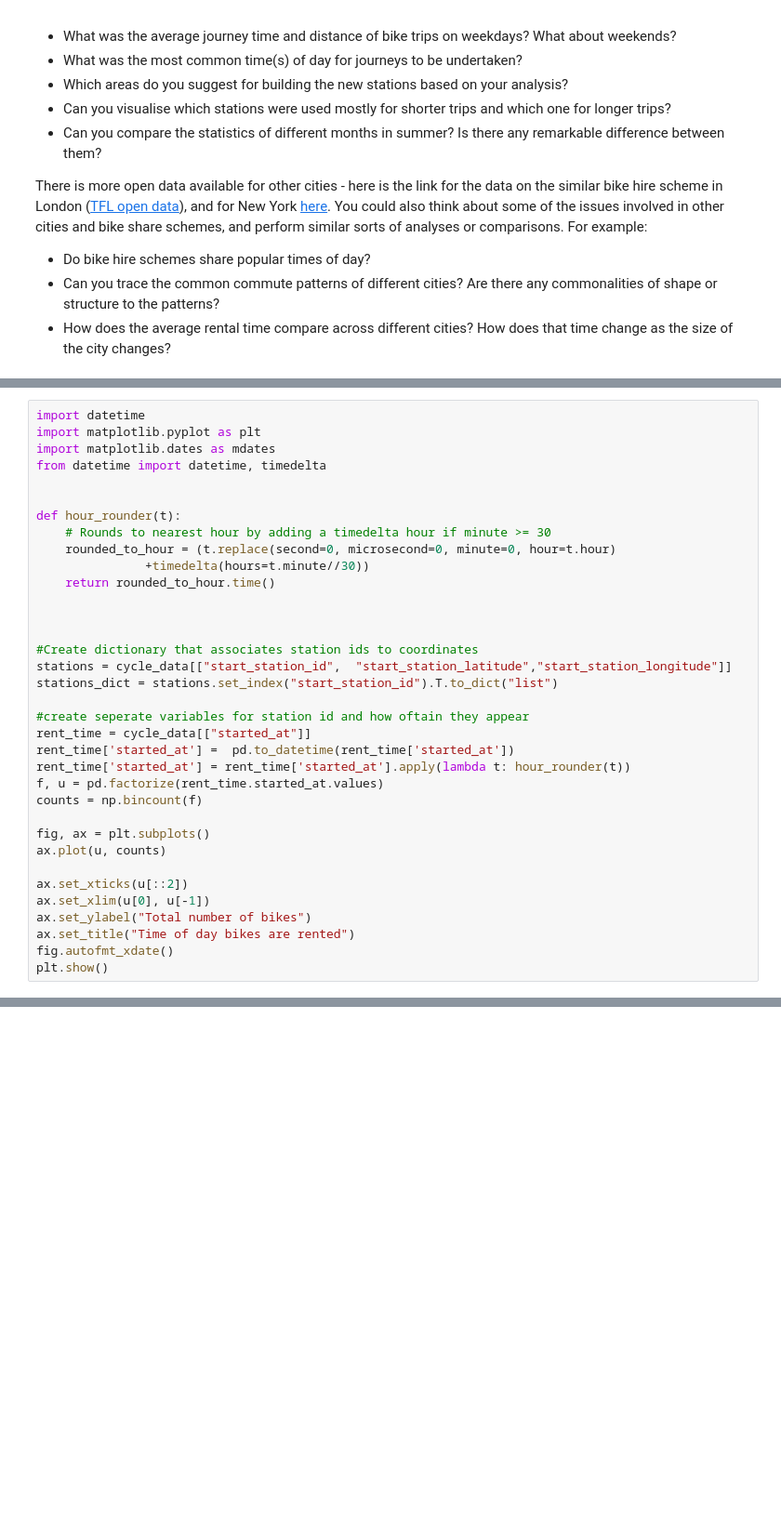
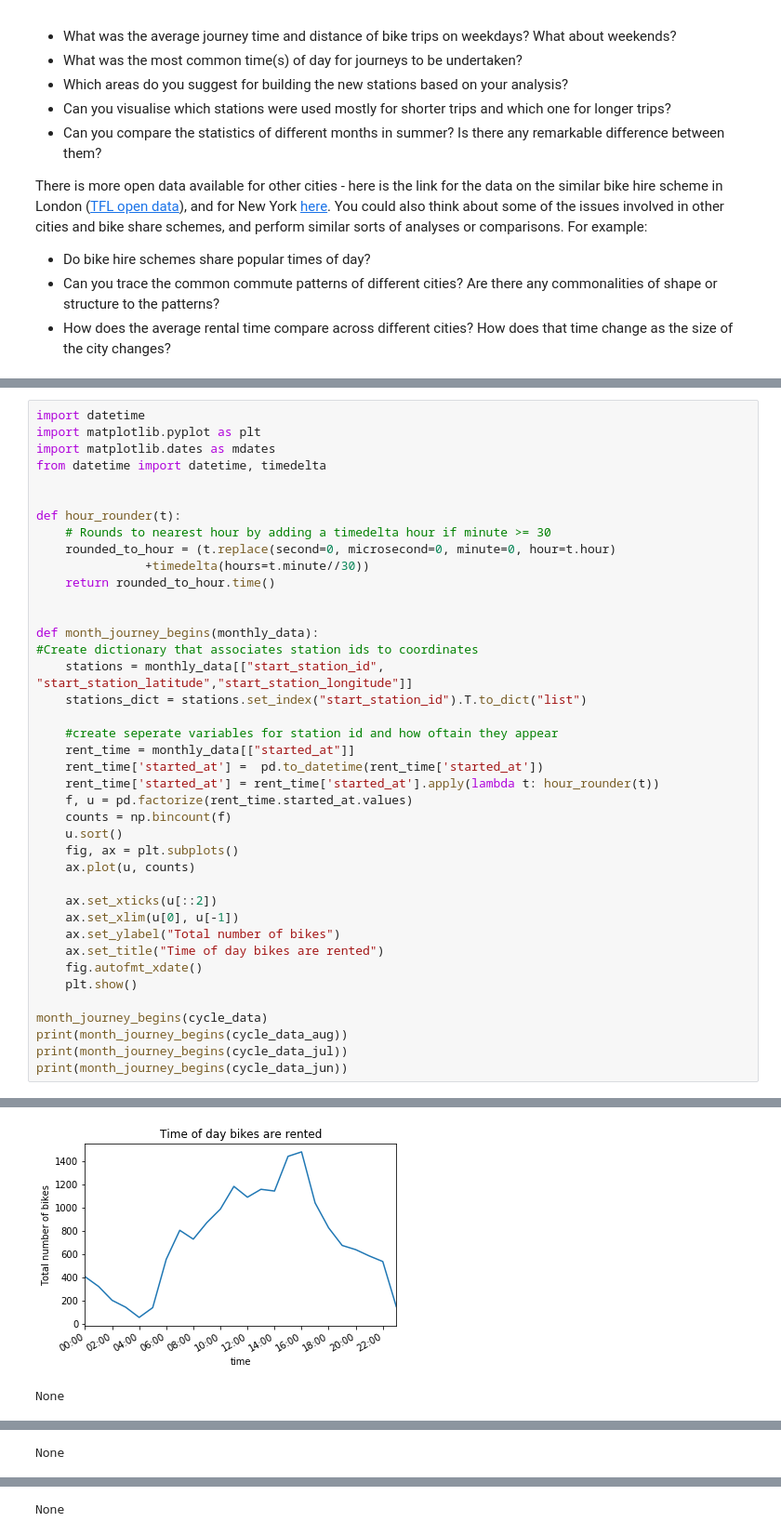
Before and after one commit to gum33/Python-Project-2, a Jupyter notebook: Project2.ipynb, the cells around one changed output, grey strips where cells are left out. Shown at 93% size. Cells and saved outputs as stored; diff of their text form; blank space fills up the shorter version.

```diff
--- a/Project2.ipynb
+++ b/Project2.ipynb
@@ -189,45 +201,52 @@ m
 # %%
 import datetime
 import matplotlib.pyplot as plt
 import matplotlib.dates as mdates
 from datetime import datetime, timedelta
 
 
 def hour_rounder(t):
     # Rounds to nearest hour by adding a timedelta hour if minute >= 30
     rounded_to_hour = (t.replace(second=0, microsecond=0, minute=0, hour=t.hour)
                +timedelta(hours=t.minute//30))
     return rounded_to_hour.time()
 
 
+def month_journey_begins(monthly_data):
+#Create dictionary that associates station ids to coordinates
+    stations = monthly_data[["start_station_id",  "start_station_latitude","start_station_longitude"]]
+    stations_dict = stations.set_index("start_station_id").T.to_dict("list")
 
-#Create dictionary that associates station ids to coordinates
-stations = cycle_data[["start_station_id",  "start_station_latitude","start_station_longitude"]]
-stations_dict = stations.set_index("start_station_id").T.to_dict("list")
+    #create seperate variables for station id and how oftain they appear
+    rent_time = monthly_data[["started_at"]]
+    rent_time['started_at'] =  pd.to_datetime(rent_time['started_at'])
+    rent_time['started_at'] = rent_time['started_at'].apply(lambda t: hour_rounder(t))
+    f, u = pd.factorize(rent_time.started_at.values)
+    counts = np.bincount(f)
+    u.sort()
+    fig, ax = plt.subplots()
+    ax.plot(u, counts)
 
-#create seperate variables for station id and how oftain they appear
-rent_time = cycle_data[["started_at"]]
-rent_time['started_at'] =  pd.to_datetime(rent_time['started_at'])
-rent_time['started_at'] = rent_time['started_at'].apply(lambda t: hour_rounder(t))
-f, u = pd.factorize(rent_time.started_at.values)
-counts = np.bincount(f)
+    ax.set_xticks(u[::2])
+    ax.set_xlim(u[0], u[-1])
+    ax.set_ylabel("Total number of bikes")
+    ax.set_title("Time of day bikes are rented")
+    fig.autofmt_xdate()
+    plt.show()
 
-fig, ax = plt.subplots()
-ax.plot(u, counts)
-
-ax.set_xticks(u[::2])
-ax.set_xlim(u[0], u[-1])
-ax.set_ylabel("Total number of bikes")
-ax.set_title("Time of day bikes are rented")
-fig.autofmt_xdate()
-plt.show()
+month_journey_begins(cycle_data)
+print(month_journey_begins(cycle_data_aug))
+print(month_journey_begins(cycle_data_jul))
+print(month_journey_begins(cycle_data_jun))
 # %% [output]
 A value is trying to be set on a copy of a slice from a DataFrame.
 Try using .loc[row_indexer,col_indexer] = value instead
 
 See the caveats in the documentation: http://pandas.pydata.org/pandas-docs/stable/indexing.html#indexing-view-versus-copy
 A value is trying to be set on a copy of a slice from a DataFrame.
 Try using .loc[row_indexer,col_indexer] = value instead
 
 See the caveats in the documentation: http://pandas.pydata.org/pandas-docs/stable/indexing.html#indexing-view-versus-copy
 [figure]
+[figure, added]
+None
@@ -233,0 +254 @@ See the caveats in the documentation: http://pandas.pydata.org/pandas-docs/stabl
+None
@@ -234 +256,2 @@ See the caveats in the documentation: http://pandas.pydata.org/pandas-docs/stabl
+None
 # %%
```
Also changed, not shown: parts of 6 cells of this notebook.
